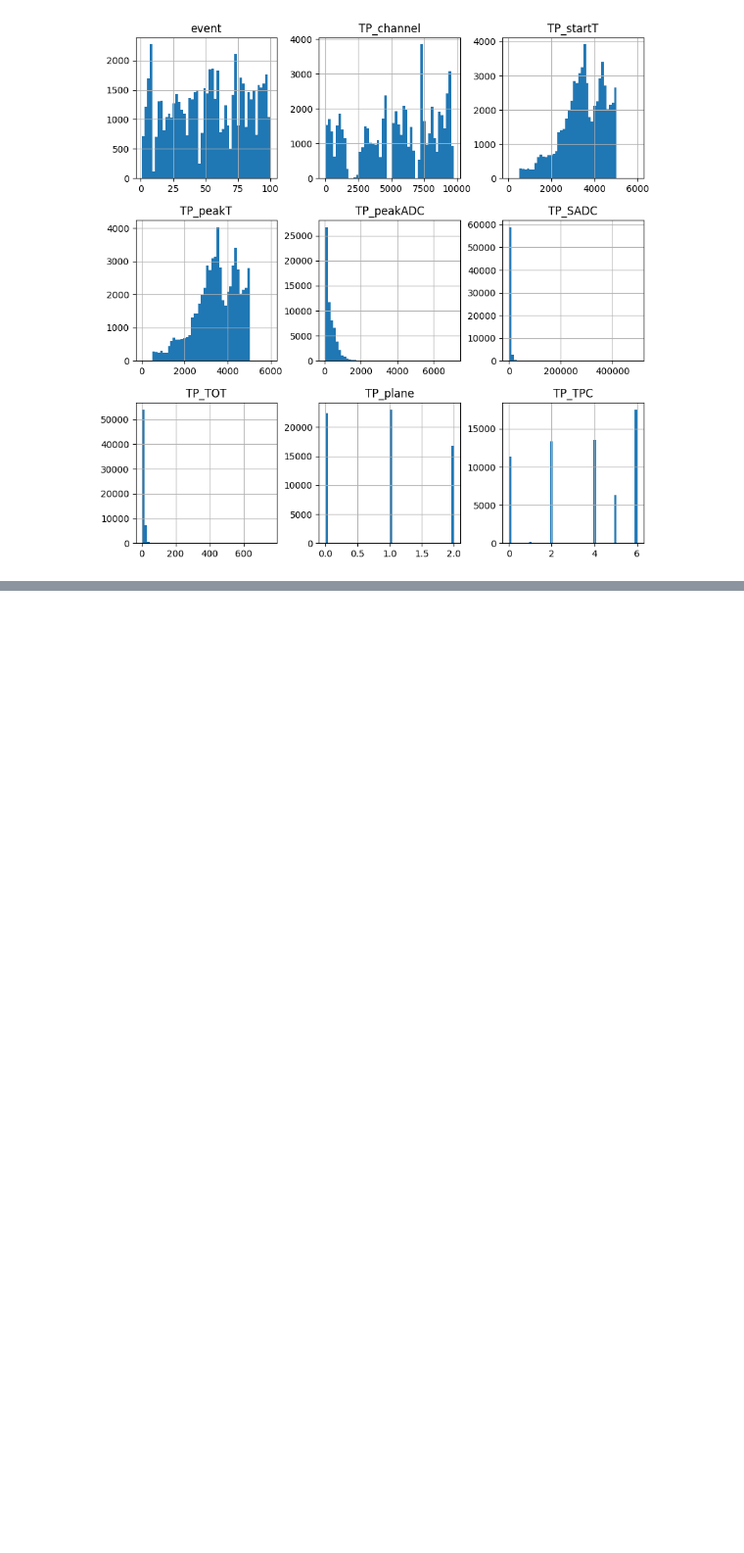
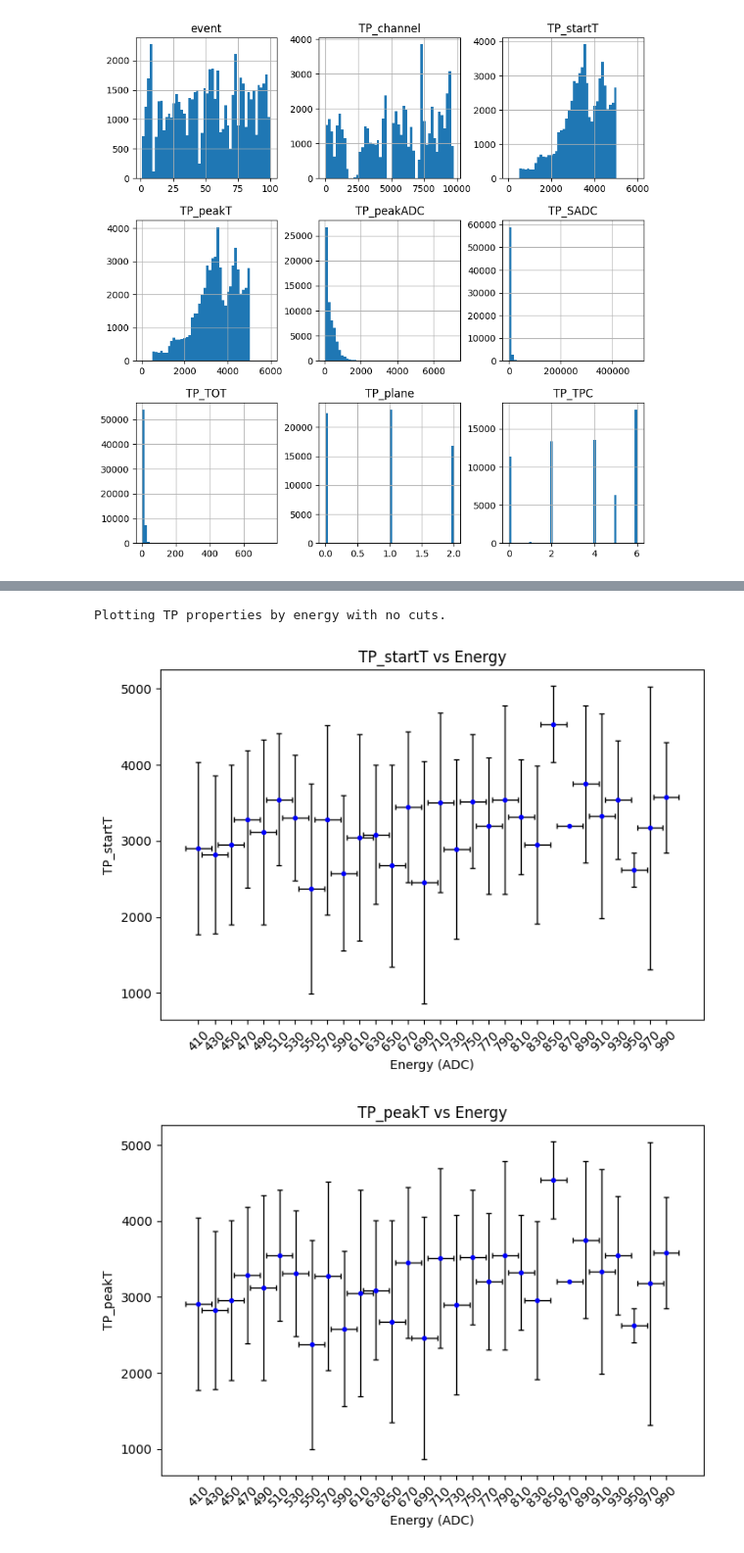
Before and after one commit to JuliaFavaro/SS25_TP_ProtoDUNE, a Jupyter notebook: src/MC_data.ipynb, the cells around one changed output, grey strips where cells are left out. Shown at 98% size. Cells and saved outputs as stored; diff of their text form; code cells hidden in the pictures; blank space fills up the shorter version.

```diff
--- a/src/MC_data.ipynb
+++ b/src/MC_data.ipynb
@@ -270,0 +370,7 @@ plot_plane_traces(tps)
+# %%
+print("Plotting TP properties by energy with no cuts.")
+plot_tp_properties_by_energy(tps)
+# %% [output]
+Plotting TP properties by energy with no cuts.
+[figure, added]
+[figure, added]
```
Also changed, not shown: parts of 24 cells of this notebook.
